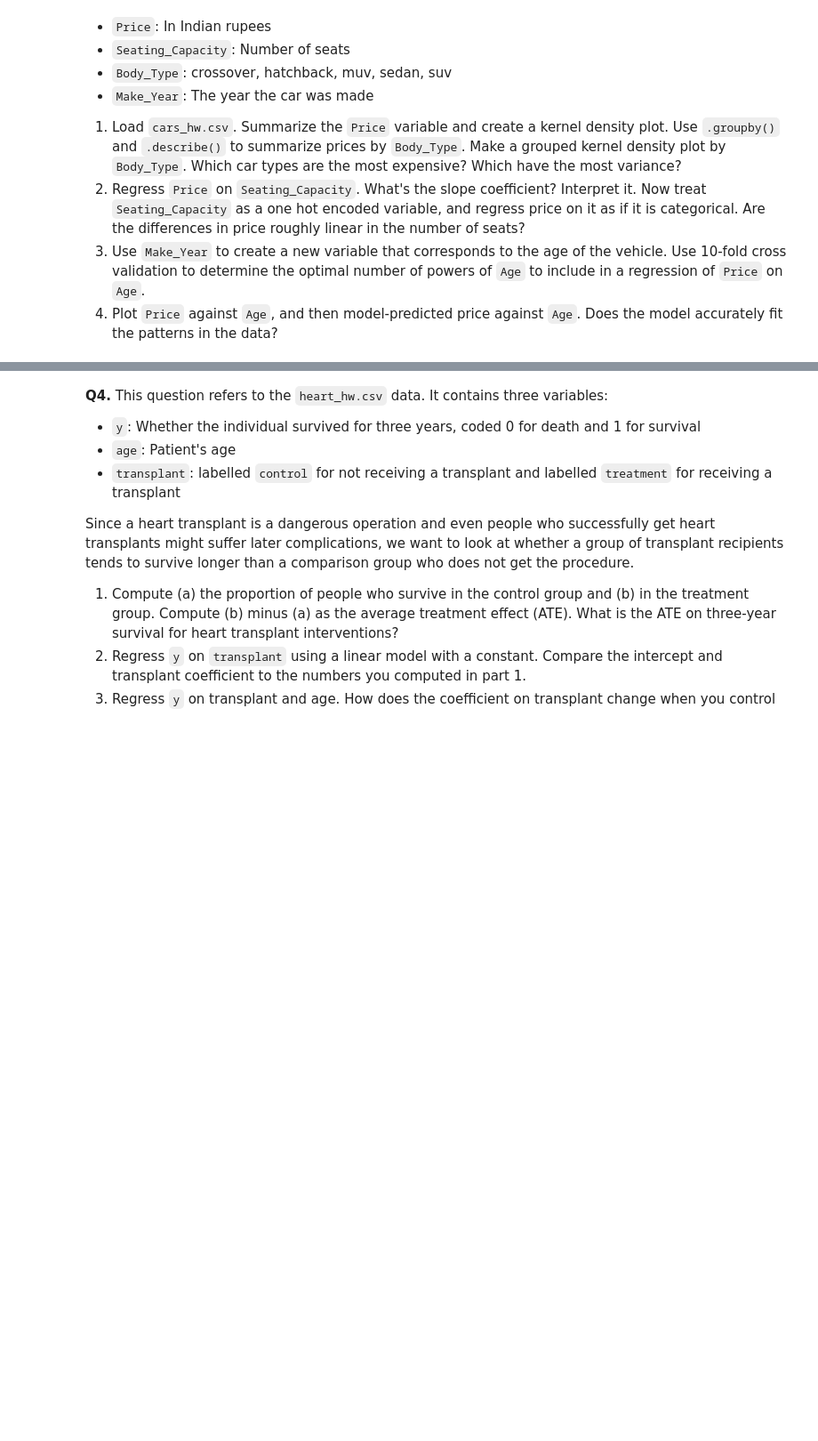
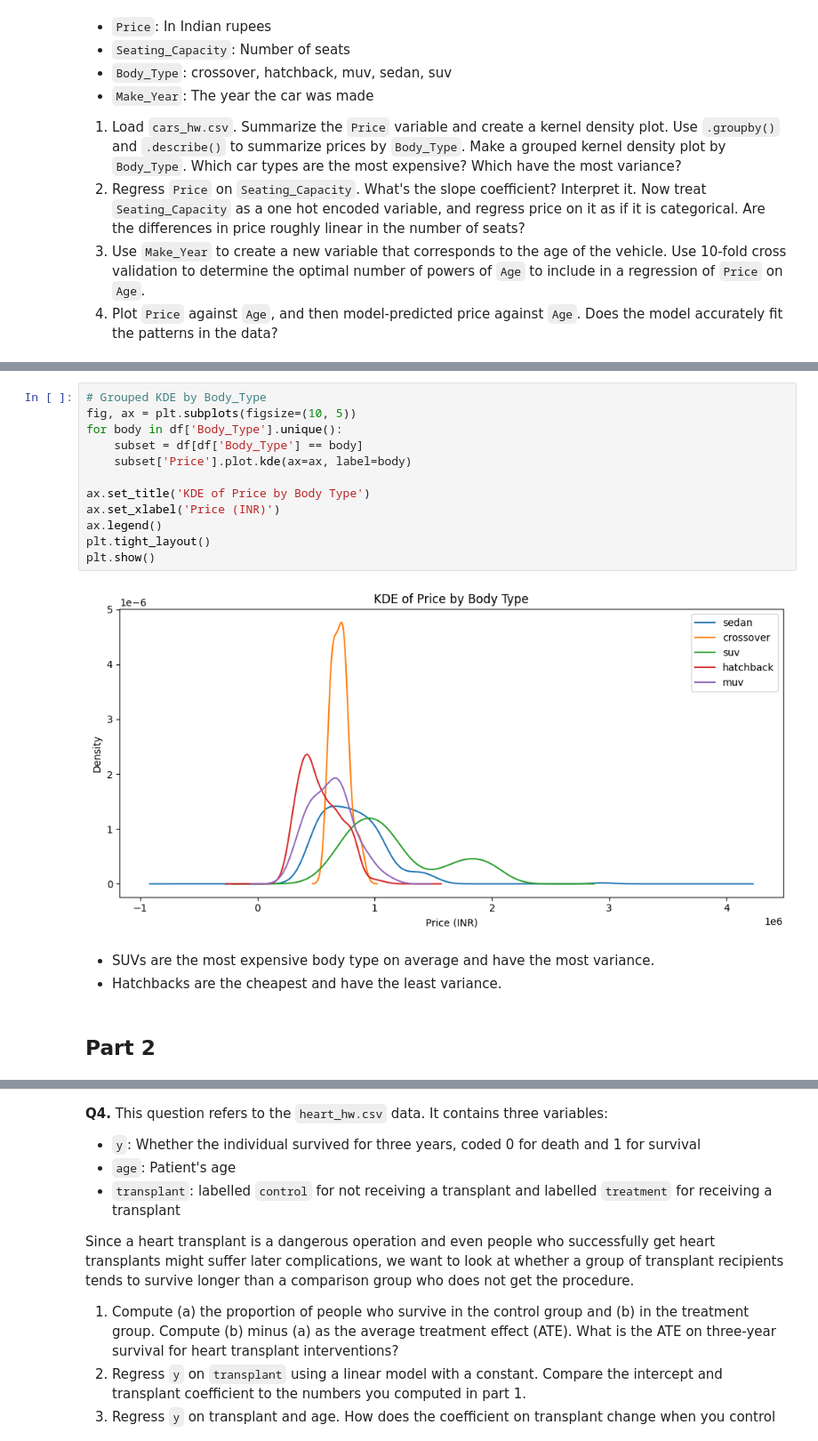
Before and after one commit to lydialeelee/undergrad_ml_assignments, a Jupyter notebook: 03_assignment_linear_models.ipynb, the cells around one changed output, grey strips where cells are left out. Shown at 89% size. Cells and saved outputs as stored; diff of their text form; blank space fills up the shorter version.

```diff
--- a/03_assignment_linear_models.ipynb
+++ b/03_assignment_linear_models.ipynb
@@ -173,0 +338,19 @@ Notes:
+# %%
+# Grouped KDE by Body_Type
+fig, ax = plt.subplots(figsize=(10, 5))
+for body in df['Body_Type'].unique():
+    subset = df[df['Body_Type'] == body]
+    subset['Price'].plot.kde(ax=ax, label=body)
+
+ax.set_title('KDE of Price by Body Type')
+ax.set_xlabel('Price (INR)')
+ax.legend()
+plt.tight_layout()
+plt.show()
+# %% [output]
+[figure, added]
+# %% [markdown]
+- SUVs are the most expensive body type on average and have the most variance.
+- Hatchbacks are the cheapest and have the least variance.
+# %% [markdown]
+## Part 2
```
Also changed, not shown: parts of 34 cells of this notebook.
